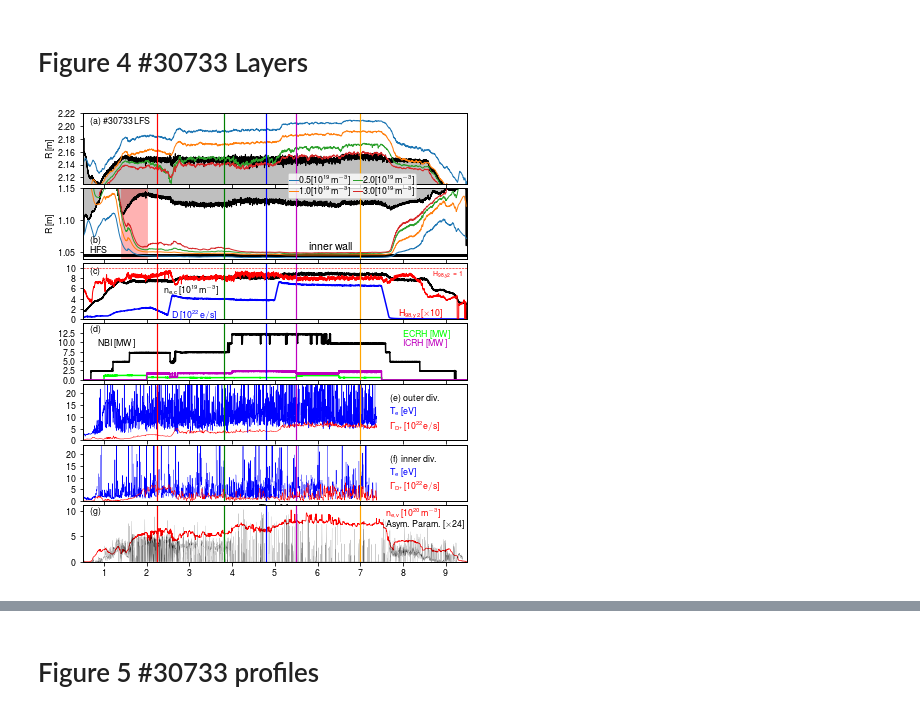
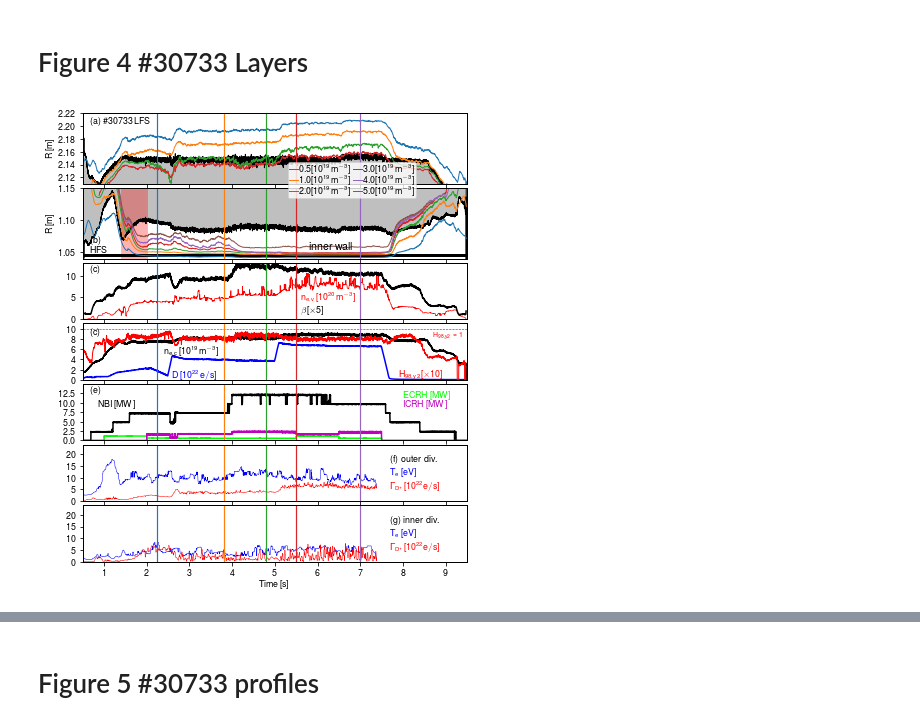
Before and after one commit to guimarais/Hmode_Figures, a Jupyter notebook: Comments_Figures.ipynb, the cells around one changed output, grey strips where cells are left out. Drawn from its saved outputs; the diff is of its cells as text; code cells hidden in the pictures.

```diff
--- a/Comments_Figures.ipynb
+++ b/Comments_Figures.ipynb
@@ -587,6 +599,8 @@ rh10 = np.loadtxt('/home/guimas/layers/'+str(shotnr)+'/snehfs_1.00000')
 rh20 = np.loadtxt('/home/guimas/layers/'+str(shotnr)+'/snehfs_2.00000')
 rh30 = np.loadtxt('/home/guimas/layers/'+str(shotnr)+'/snehfs_3.00000')
 rh40 = np.loadtxt('/home/guimas/layers/'+str(shotnr)+'/snehfs_4.00000')
+rh50 = np.loadtxt('/home/guimas/layers/'+str(shotnr)+'/snehfs_5.00000')
+
 rin = np.loadtxt('/home/guimas/diags/'+str(shotnr)+'/'+eqdiag+'.Rin')
 
 dtot = np.loadtxt('/home/guimas/diags/'+str(shotnr)+'/UVS.D_tot')
@@ -620,6 +634,8 @@ teh = np.loadtxt('/home/guimas/Documents/Publications/hmode2016/Figures/Allfigur
 # teh = getsig(shotnr, 'LSD', 'te-ui5')
 dne = getsig(shotnr, 'DNE', 'neDdel_2', exper='mcavedon')
 
+beta = getsig(shotnr, 'TOT', 'beta_N')
+
 asympar = np.loadtxt('./SupportFiles/aeval.30733')
 # %%
 ##Global linewidth
@@ -680,7 +696,9 @@ ax2 = axarr[1]
 ax2.text(lettx, 0.23, '(b)', transform=ax2.transAxes)
 ax2.text(lettx, 0.085, 'HFS', transform=ax2.transAxes)
 
-ax2.plot(rin[:,0], rin[:,1], color='black', linewidth=lwid)
+hfsshift = 0.04
+
+ax2.plot(rin[:,0], rin[:,1]-hfsshift, color='black', linewidth=lwid)
 
 ax2.plot(rh05[:,0], rh05[:,1], label='$\mathrm{0.5[10^{19}m^{-3}]}$', linewidth=lwid)
 ax2.plot(rh10[:,0], rh10[:,1], label='$\mathrm{1.0[10^{19}m^{-3}]}$', linewidth=lwid)
@@ -690,13 +708,16 @@ m30 = rh30[:,0]>=start30
 ax2.plot(rh30[m30,0], rh30[m30,1],
          label='$\mathrm{3.0[10^{19}m^{-3}]}$', linewidth=lwid)
 
-# m40 = rh40[:,0]>=start40
-# ax2.plot(rh40[m40,0], rh40[m40,1], color='orange',
-#          label='$\mathrm{4.0[10^{19}m^{-3}]}$', linewidth=lwid)
 
-#Legend
-#plt.legend(loc='lower left', ncol=2, borderpad=0.2,
-#labelspacing=0.1, columnspacing=0.2, handlelength=1, handletextpad=0.0, fancybox=True)
+start40 = 1.0
+m40 = rh40[:,0]>=start40
+ax2.plot(rh40[m40,0], rh40[m40,1], label='$\mathrm{4.0[10^{19}m^{-3}]}$', linewidth=lwid)
+
+start50 = 1.0
+m50 = rh50[:,0]>=start50
+ax2.plot(rh50[m50,0], rh50[m50,1], label='$\mathrm{5.0[10^{19}m^{-3}]}$', linewidth=lwid)
+
+
 ax2.legend(bbox_to_anchor=(0.7,0.8), ncol=2, borderpad=0.2, labelspacing=0.1,
            columnspacing=0.2, handlelength=1, handletextpad=0.1, fancybox=True)
 
@@ -711,12 +732,12 @@ ax1.set_yticks([2.12,2.14,2.16,2.18,2.20,2.22])
 
 ###Ta-da
 ax2.set_ylabel(r'$\mathrm{R\,[m]}$')
-ax2.fill_between(rin[:,0], rin[:,1], 1.5, color='black', alpha=0.25)
+ax2.fill_between(rin[:,0], rin[:,1]-hfsshift, 1.5, color='black', alpha=0.25)
 
 ################################################
 #### Third plot
 ################################################
-ax6 = axarr[2]
+ax6 = axarr[3]
 ax6.text(lettx, letty-0.05, '(c)', transform=ax6.transAxes)
 
 #sbdclr = '#000000'
@@ -740,9 +761,9 @@ ax6.set_yticks([0,2,4,6,8,10])
 ax6.set_ylim((0, 11))
 ############################################################################
 ############################################################################
-ax3 = axarr[3]
+ax3 = axarr[4]
 
-ax3.text(lettx, letty, '(d)', transform=ax3.transAxes)
+ax3.text(lettx, letty, '(e)', transform=ax3.transAxes)
 
 ax3.plot(ecrh[:,0], ecrh[:,1]*1e-6, color=ecrhclr)
 ax3.text(8, 11.5, r'$\mathrm{ECRH\,[MW]}$',color=ecrhclr)
@@ -759,14 +780,18 @@ ax3.set_ylim([0,15])
 
 ################################################################
 ################################################################
-ax4 = axarr[4]
+ax4 = axarr[5]
 
-ax4.text(0.8, 0.7, '(e) outer div.', transform=ax4.transAxes)
+ax4.text(0.8, 0.7, '(f) outer div.', transform=ax4.transAxes)
 
 ax4.text(0.8, 0.2, r'$\mathrm{\Gamma_{D^{+}}[10^{22}e/s]}$', color='red', transform=ax4.transAxes)
 ax4.text(0.8, 0.45, r'$\mathrm{T_{e}\,[eV]}$', color='b', transform=ax4.transAxes)
 
-ax4.plot(tel[:,0], tel[:,1], color='b', lw=0.5)
+msk = ~np.isnan(tel[:,1])
+nntemp = tel[msk,1]
+nntime = tel[msk,0]
+
+ax4.plot(nntime, medfilt(nntemp,21), color='b', lw=0.5)
 #ax4.plot(tel[:,0], savgol_filter(tel[:,1], 301, 3), color='b', lw=0.5)
 #ax4.plot(tel.time, smoothAm(tel.data,151), color='b', lw=0.5)
 
@@ -777,11 +802,15 @@ ax4.set_ylim((0,24))
 #ax4.set_xlabel(r'$\mathrm{Time\,[s]}$', labelpad=2)
 ################################################################
 ################################################################
-ax5 = axarr[5]
+ax5 = axarr[6]
 
-ax5.text(0.8, 0.7, '(f) inner div.', transform=ax5.transAxes)
+ax5.text(0.8, 0.7, '(g) inner div.', transform=ax5.transAxes)
 
-ax5.plot(teh[:,0], teh[:,1], color='b', lw=0.5)
+msk = ~np.isnan(teh[:,1])
+nntemp = teh[msk,1]
+nntime = teh[msk,0]
+
+ax5.plot(nntime, medfilt(nntemp,21), color='b', lw=0.5)
 ax5.plot(jsath[:,0], savgol_filter(jsath[:,1], 601, 5), color='red', lw=0.5)
 
 #ax5.plot(teh[:,0], savgol_filter(teh[:,1], 601, 5), color='b', lw=0.5)
@@ -795,43 +824,45 @@ ax5.set_ylim((0,24))
 ax5.set_xlabel(r'$\mathrm{Time\,[s]}$', labelpad=2)
 
 ################################################################
 ################################################################
 #for ax in axarr:
 #    ax.tick_params(labelsize=ticfont)
 #    ax.yaxis.label.set_size(ticfont)
 #    ax.xaxis.label.set_size(ticfont)
 
-ax7 = axarr[6]
-ax7.text(lettx, letty, '(g)', transform=ax7.transAxes)
+ax7 = axarr[2]
+ax7.text(lettx, letty, '(c)', transform=ax7.transAxes)
 
-ax7.plot(dne.time, medfilt(dne.data[:,17],21)*1e-20,lw=0.7,c='r')
+ax7.plot(dne.time, medfilt(dne.data[:,19],21)*1e-20,lw=0.7,c='r')
 
 asymval = 24
-ax7.plot(asympar[:,0], asympar[:,1]/10.0*asymval, color='k',lw=0.1)
-ax7.set_ylim(bottom=0)
+#ax7.plot(asympar[:,0], asympar[:,1]/10.0*asymval, color='k',lw=0.1)
+ax7.set_ylim(0,13)
 # ax7.plot(dne.time, medfilt(dne.data[:,17],21),lw=0.7)
 # ax7.plot(dne.time, medfilt(dne.data[:,18],21),lw=0.7)
 # ax7.plot(dne.time, medfilt(dne.data[:,15],21),lw=0.7)
 # ax7.plot(dne.time, medfilt(dne.data[:,19],21),lw=0.7)
 
-ax7.text(7.6, 7.0, r'$\mathrm{Asym.\,Param.\,[\times24]}$', color='k')
-ax7.text(7.6, 9.0, r'$\mathrm{n_{e,v}\,[10^{20}m^{-3}]}$', color='r')
+#ax7.text(7.6, 7.0, r'$\mathrm{Asym.\,Param.\,[\times24]}$', color='k')
+ax7.text(5.6, 4.2, r'$\mathrm{n_{e,v}\,[10^{20}m^{-3}]}$', color='r')
 
+ax7.plot(beta.time, beta.data*6, color='k')
+ax7.text(5.6, 1.5, r'$\mathrm{\beta[\times5]}$', color='k')
 
 plt.subplots_adjust(left=0.1, bottom=0.08, right=0.99, top=0.97, wspace=0.1, hspace=0.07)
 ################################################################
 ################################################################
 ax2.axvspan(1.4, 2.0, color='r', alpha=0.3)
 #plt.savefig("layers_idh_"+str(shotnr)+".png", format='png', dpi=300)
 
 for ax in axarr:
-    ax.axvline(2.25, color='r', lw=1.2)
-    ax.axvline(3.8, color='g', lw=1.2)
-    ax.axvline(4.8, color='b', lw=1.2)
-    ax.axvline(5.5, color='m', lw=1.2)
-    ax.axvline(7.0, color='orange', lw=1.2)
+    ax.axvline(2.25, color='C0', lw=1.2)
+    ax.axvline(3.8, color='C1', lw=1.2)
+    ax.axvline(4.8, color='C2', lw=1.2)
+    ax.axvline(5.5, color='C3', lw=1.2)
+    ax.axvline(7.0, color='C4', lw=1.2)
 
 plt.savefig("./Revised/Figure4.png", format='png', dpi=300)
 plt.show()
 # %% [output]
-[figure, old version]
+[figure, new version]
```
Also changed, not shown: parts of 6 cells of this notebook, 35 other files.
